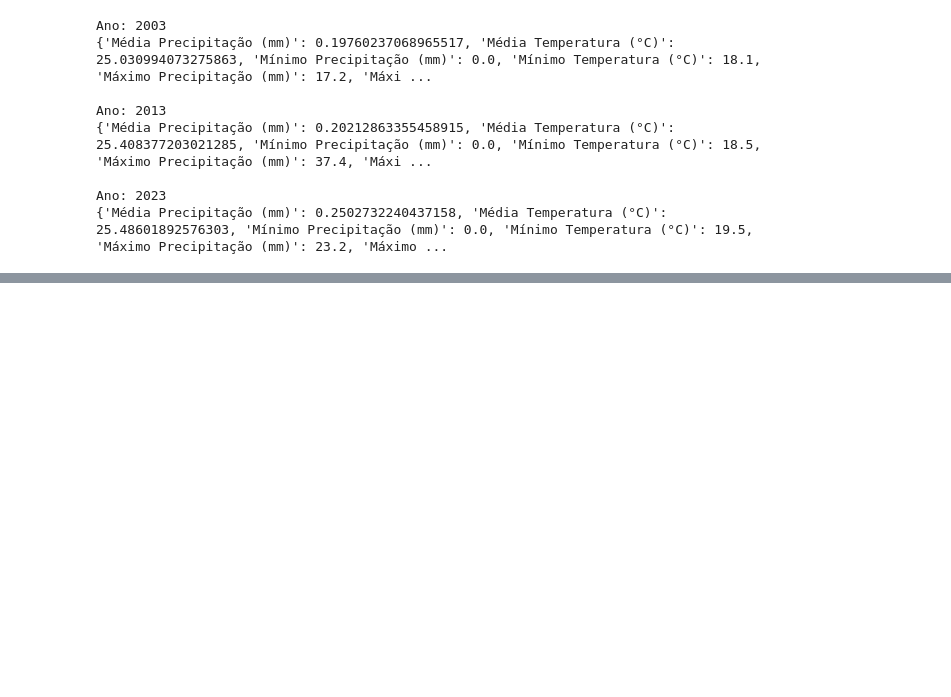
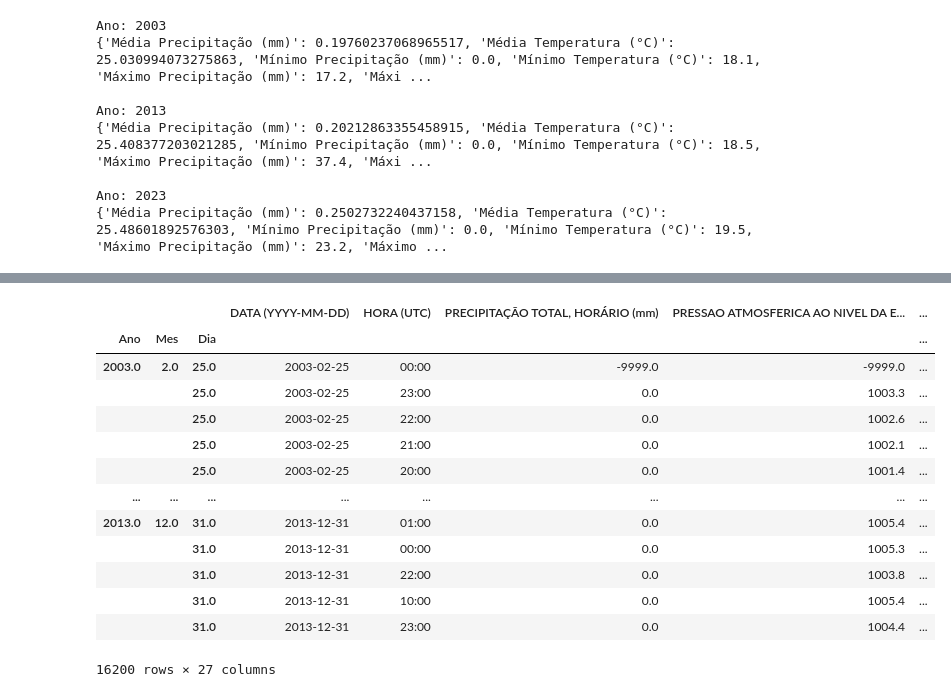
Before and after one commit to brenndol/Trilha_PythonRESTIC18, a Jupyter notebook: P007/maceio.ipynb, the cells around one changed output, grey strips where cells are left out. Cells and saved outputs as stored; diff of their text form; code cells hidden in the pictures; blank space fills up the shorter version.

```diff
--- a/P007/maceio.ipynb
+++ b/P007/maceio.ipynb
@@ -181,0 +201,38 @@ print(comparison_seasons)
+# %%
+hora = dataf["HORA (UTC)"].values
+hora = [h[:2] for h in hora]
+# %%
+
+intervalo = []
+
+for x in hora:
+    if 0 <= int(x) < 6:
+        intervalo.append("Madrugada")
+    elif (x[1] != 'a') and 6 <= int(x) < 12:
+        intervalo.append("Manhã")
+    elif (x[1] != 'a') and 12 <= int(x) < 18:
+        intervalo.append("Tarde")
+    elif (x[1] != 'a') and 18 <= int(x) < 24:
+        intervalo.append("Noite")
+    else:
+        intervalo.append("Outro")
+# %%
+
+dataf['Intervalo'] = intervalo
+# %%
+dataf
+# %% [output]
+|  |  |  | DATA (YYYY-MM-DD) | HORA (UTC) | PRECIPITAÇÃO TOTAL, HORÁRIO (mm) | PRESSAO ATMOSFERICA AO NIVEL DA E... | ... |
+| Ano | Mes | Dia |  |  |  |  | ... |
+| 2003.0 | 2.0 | 25.0 | 2003-02-25 | 00:00 | -9999.0 | -9999.0 | ... |
+|  |  | 25.0 | 2003-02-25 | 23:00 | 0.0 | 1003.3 | ... |
+|  |  | 25.0 | 2003-02-25 | 22:00 | 0.0 | 1002.6 | ... |
+|  |  | 25.0 | 2003-02-25 | 21:00 | 0.0 | 1002.1 | ... |
+|  |  | 25.0 | 2003-02-25 | 20:00 | 0.0 | 1001.4 | ... |
+| ... | ... | ... | ... | ... | ... | ... | ... |
+| 2013.0 | 12.0 | 31.0 | 2013-12-31 | 01:00 | 0.0 | 1005.4 | ... |
+|  |  | 31.0 | 2013-12-31 | 00:00 | 0.0 | 1005.3 | ... |
+|  |  | 31.0 | 2013-12-31 | 22:00 | 0.0 | 1003.8 | ... |
+|  |  | 31.0 | 2013-12-31 | 10:00 | 0.0 | 1005.4 | ... |
+|  |  | 31.0 | 2013-12-31 | 23:00 | 0.0 | 1004.4 | ... |
+16200 rows × 27 columns
```
Also changed, not shown: parts of 11 cells of this notebook, 4 other files.
